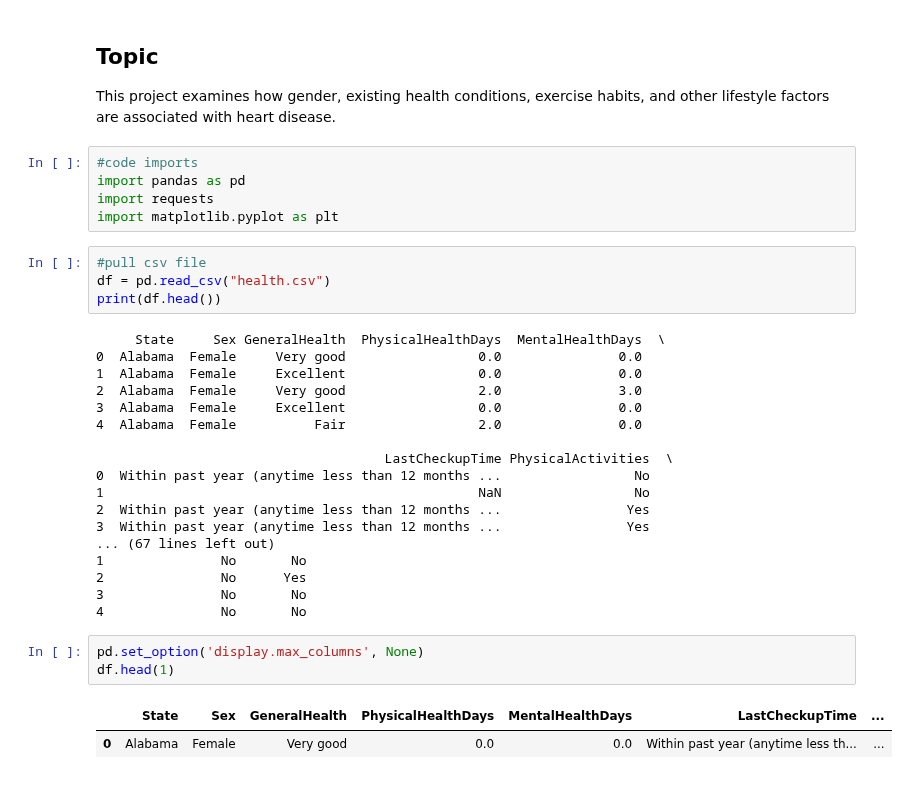
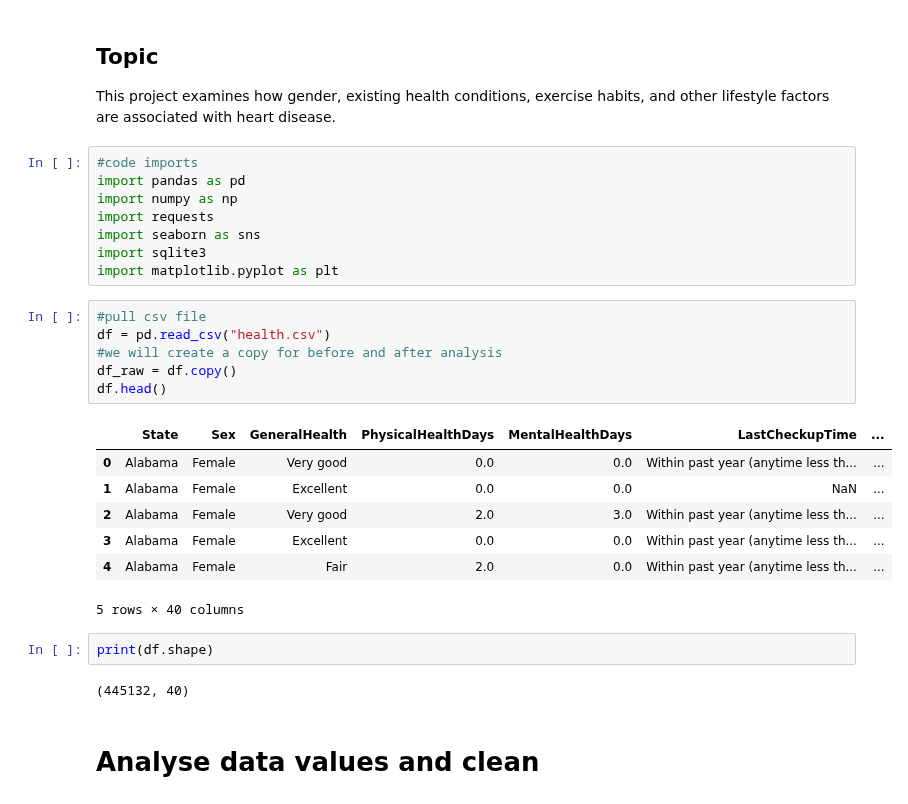
Before and after one commit to rwijesin-UMD/DATA602_Final_Project, a Jupyter notebook: Code.ipynb, the cells around one changed output. Drawn from its saved outputs; the diff is of its cells as text.

```diff
--- a/Code.ipynb
+++ b/Code.ipynb
@@ -11,33 +16,28 @@ This project examines how gender, existing health conditions, exercise habits, a
 # %%
 #code imports
 import pandas as pd
+import numpy as np
 import requests
+import seaborn as sns
+import sqlite3
 import matplotlib.pyplot as plt
 # %%
 #pull csv file
 df = pd.read_csv("health.csv")
-print(df.head())
+#we will create a copy for before and after analysis
+df_raw = df.copy()
+df.head()
 # %% [output]
+|  | State | Sex | GeneralHealth | PhysicalHealthDays | MentalHealthDays | LastCheckupTime | ... |
+| 0 | Alabama | Female | Very good | 0.0 | 0.0 | Within past year (anytime less th... | ... |
+| 1 | Alabama | Female | Excellent | 0.0 | 0.0 | NaN | ... |
+| 2 | Alabama | Female | Very good | 2.0 | 3.0 | Within past year (anytime less th... | ... |
+| 3 | Alabama | Female | Excellent | 0.0 | 0.0 | Within past year (anytime less th... | ... |
+| 4 | Alabama | Female | Fair | 2.0 | 0.0 | Within past year (anytime less th... | ... |
-     State     Sex GeneralHealth  PhysicalHealthDays  MentalHealthDays  \
-0  Alabama  Female     Very good                 0.0               0.0
-1  Alabama  Female     Excellent                 0.0               0.0
-2  Alabama  Female     Very good                 2.0               3.0
-3  Alabama  Female     Excellent                 0.0               0.0
-4  Alabama  Female          Fair                 2.0               0.0
-
-                                     LastCheckupTime PhysicalActivities  \
-0  Within past year (anytime less than 12 months ...                 No
-1                                                NaN                 No
-2  Within past year (anytime less than 12 months ...                Yes
-3  Within past year (anytime less than 12 months ...                Yes
-... (67 lines left out)
-1               No       No
-2               No      Yes
-3               No       No
-4               No       No
+5 rows × 40 columns
 # %%
-pd.set_option('display.max_columns', None)
-df.head(1)
+print(df.shape)
 # %% [output]
-|  | State | Sex | GeneralHealth | PhysicalHealthDays | MentalHealthDays | LastCheckupTime | ... |
-| 0 | Alabama | Female | Very good | 0.0 | 0.0 | Within past year (anytime less th... | ... |
+(445132, 40)
+# %% [markdown]
+# **Analyse data values and clean**
```
Also changed, not shown: parts of 29 cells of this notebook, 2 other files.
